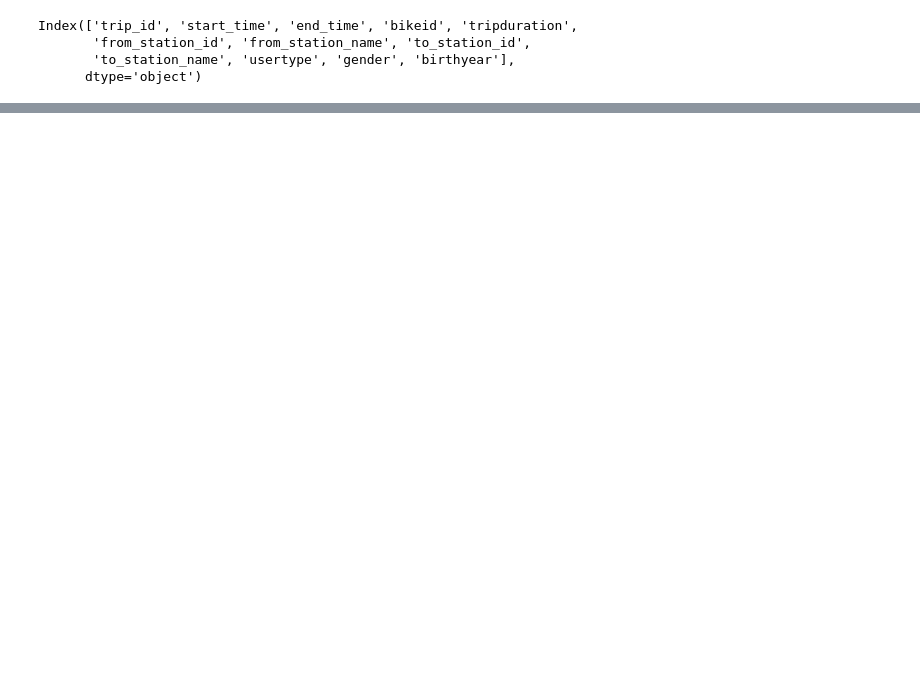
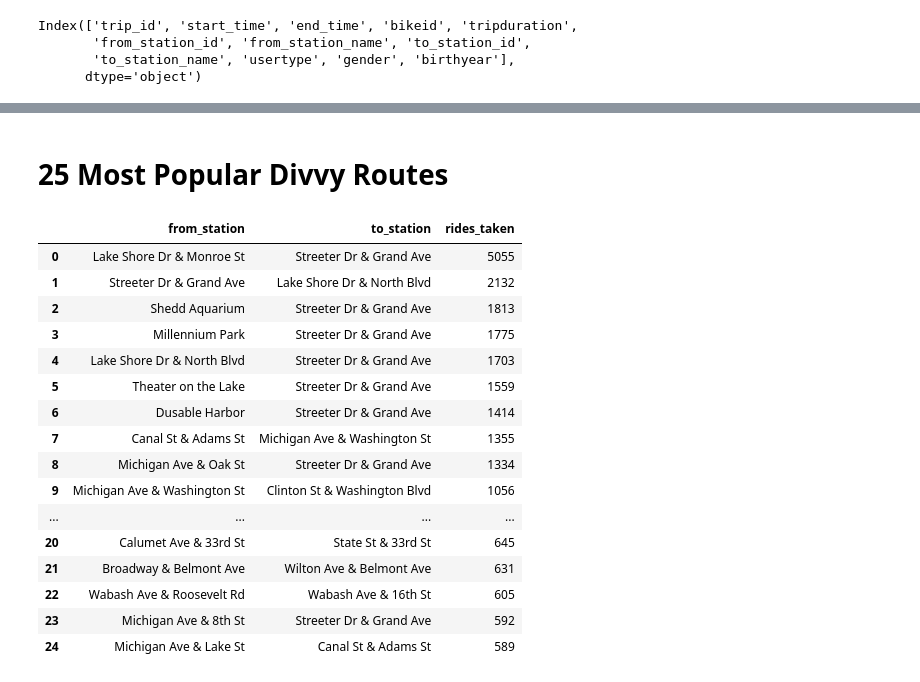
Before and after one commit to ruthhinkle/divvy-analysis, a Jupyter notebook: CMD_divvy_analysis_II-Copy1.ipynb, the cells around one changed output, grey strips where cells are left out. Cells and saved outputs as stored; diff of their text form; code cells hidden in the pictures; blank space fills up the shorter version.

```diff
--- a/CMD_divvy_analysis_II-Copy1.ipynb
+++ b/CMD_divvy_analysis_II-Copy1.ipynb
@@ -38,0 +75,7 @@ Index(['trip_id', 'start_time', 'end_time', 'bikeid', 'tripduration',
+# %%
+divvy_rides = {'from_station': divvy_df['from_station_name'],
+               'to_station': divvy_df['to_station_name']
+              }
+
+divvy_rides_df = pd.DataFrame(divvy_rides, columns=['from_station', 'to_station'])
+dup_to_from = divvy_rides_df.pivot_table(index=['from_station', 'to_station'], aggfunc='size')
@@ -38,0 +133,25 @@ Index(['trip_id', 'start_time', 'end_time', 'bikeid', 'tripduration',
+# %% [markdown]
+# 25 Most Popular Divvy Routes
+# %%
+most_pop_rides = to_from_removed_dups.loc[to_from_removed_dups.groupby('from_station')['rides_taken'].idxmax()]
+most_popular_routes = most_pop_rides.sort_values(ascending=False, by='rides_taken').reset_index(drop=True)
+most_popular_reduced = most_popular_routes[0:25]
+most_popular_reduced
+# %% [output]
+|  | from_station | to_station | rides_taken |
+| 0 | Lake Shore Dr & Monroe St | Streeter Dr & Grand Ave | 5055 |
+| 1 | Streeter Dr & Grand Ave | Lake Shore Dr & North Blvd | 2132 |
+| 2 | Shedd Aquarium | Streeter Dr & Grand Ave | 1813 |
+| 3 | Millennium Park | Streeter Dr & Grand Ave | 1775 |
+| 4 | Lake Shore Dr & North Blvd | Streeter Dr & Grand Ave | 1703 |
+| 5 | Theater on the Lake | Streeter Dr & Grand Ave | 1559 |
+| 6 | Dusable Harbor | Streeter Dr & Grand Ave | 1414 |
+| 7 | Canal St & Adams St | Michigan Ave & Washington St | 1355 |
+| 8 | Michigan Ave & Oak St | Streeter Dr & Grand Ave | 1334 |
+| 9 | Michigan Ave & Washington St | Clinton St & Washington Blvd | 1056 |
+| ... | ... | ... | ... |
+| 20 | Calumet Ave & 33rd St | State St & 33rd St | 645 |
+| 21 | Broadway & Belmont Ave | Wilton Ave & Belmont Ave | 631 |
+| 22 | Wabash Ave & Roosevelt Rd | Wabash Ave & 16th St | 605 |
+| 23 | Michigan Ave & 8th St | Streeter Dr & Grand Ave | 592 |
+| 24 | Michigan Ave & Lake St | Canal St & Adams St | 589 |
```
Also changed, not shown: parts of 10 cells of this notebook, 2 other files.
